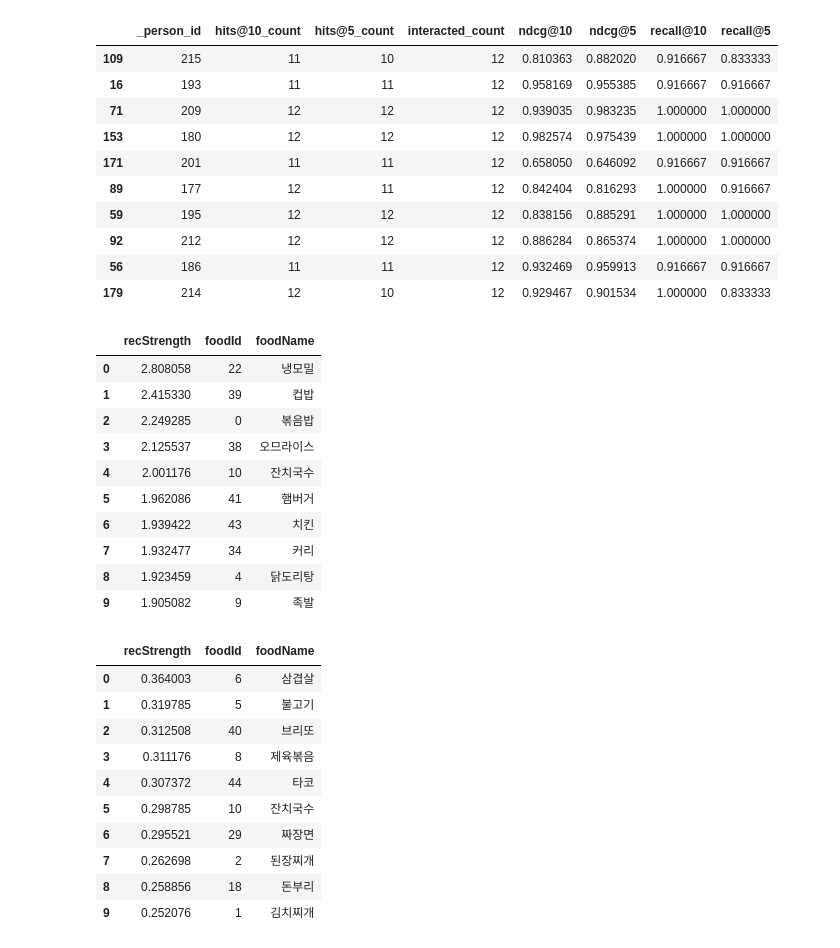
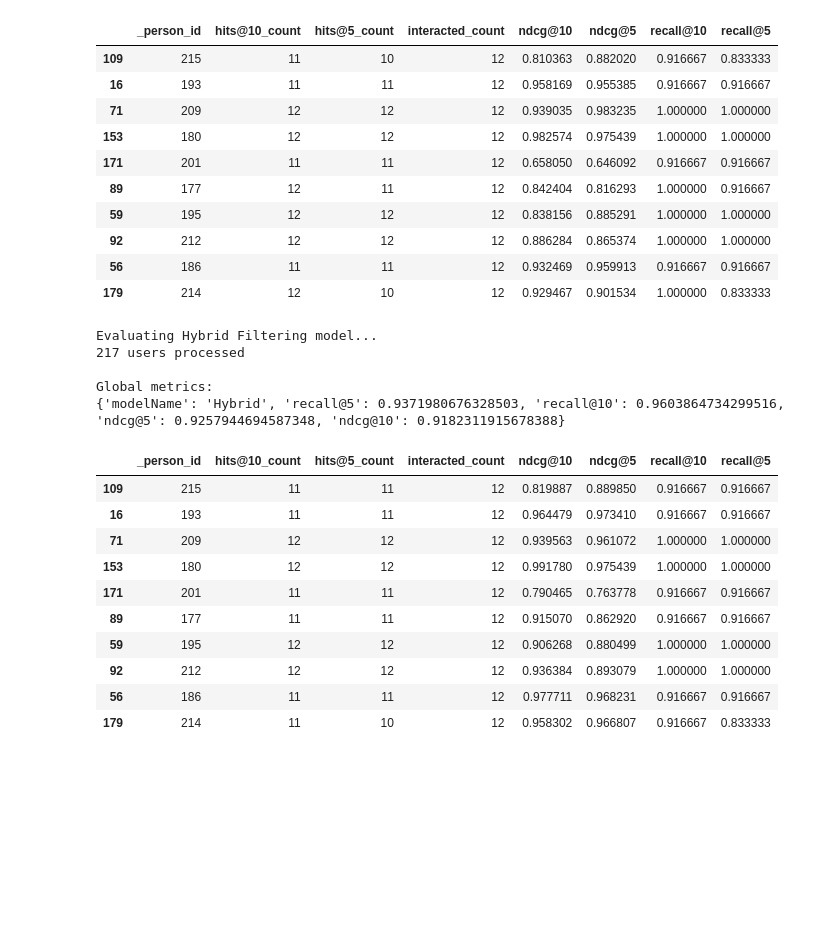
Before and after one commit to gun0317/GoEat, a Jupyter notebook: food_recommender2.ipynb, the cells around one changed output. Drawn from its saved outputs; the diff is of its cells as text; code cells hidden in the pictures; blank space fills up the shorter version.

```diff
--- a/food_recommender2.ipynb
+++ b/food_recommender2.ipynb
@@ -85,4 +78,5 @@ interactions_df.to_csv('data\\info\\interactions_df.csv',index=False)
 # %%
 cf_model = GoEat.CFRecommender(cf_preds_df, food_df)
 cb_model = GoEat.CBRecommender(food_df,user_profiles,tfidf_matrix)
+hybrid_model = GoEat.HybridRecommender(cb_model, cf_model, food_df)
 model_evaluator = GoEat.ModelEvaluator(interactions_full_df,interactions_train_df,interactions_test_df,food_df,17)
@@ -131,28 +164,22 @@ cb_model = GoEat.CBRecommender(food_df,user_profiles,tfidf_matrix)
-# %%
-cf_model.recommend_items(1,topn=10,verbose=True)
-# %% [output]
-|  | recStrength | foodId | foodName |
-| 0 | 2.808058 | 22 | 냉모밀 |
-| 1 | 2.415330 | 39 | 컵밥 |
-| 2 | 2.249285 | 0 | 볶음밥 |
-| 3 | 2.125537 | 38 | 오므라이스 |
-| 4 | 2.001176 | 10 | 잔치국수 |
-| 5 | 1.962086 | 41 | 햄버거 |
-| 6 | 1.939422 | 43 | 치킨 |
-| 7 | 1.932477 | 34 | 커리 |
-| 8 | 1.923459 | 4 | 닭도리탕 |
-| 9 | 1.905082 | 9 | 족발 |
-# %%
-cb_model.recommend_items(1,topn=10,verbose=True)
-# %% [output]
-|  | recStrength | foodId | foodName |
-| 0 | 0.364003 | 6 | 삼겹살 |
-| 1 | 0.319785 | 5 | 불고기 |
-| 2 | 0.312508 | 40 | 브리또 |
-| 3 | 0.311176 | 8 | 제육볶음 |
-| 4 | 0.307372 | 44 | 타코 |
-| 5 | 0.298785 | 10 | 잔치국수 |
-| 6 | 0.295521 | 29 | 짜장면 |
-| 7 | 0.262698 | 2 | 된장찌개 |
-| 8 | 0.258856 | 18 | 돈부리 |
-| 9 | 0.252076 | 1 | 김치찌개 |
+# %%
+print('Evaluating Hybrid Filtering model...')
+cf_global_metrics, cf_detailed_results_df = model_evaluator.evaluate_model(hybrid_model)
+print('\nGlobal metrics:\n%s' % cf_global_metrics)
+cf_detailed_results_df.head(10)
+# %% [output]
+Evaluating Hybrid Filtering model...
+217 users processed
+
+Global metrics:
+{'modelName': 'Hybrid', 'recall@5': 0.9371980676328503, 'recall@10': 0.9603864734299516, 'ndcg@5': 0.9257944694587348, 'ndcg@10': 0.9182311915678388}
+|  | _person_id | hits@10_count | hits@5_count | interacted_count | ndcg@10 | ndcg@5 | recall@10 | recall@5 |
+| 109 | 215 | 11 | 11 | 12 | 0.819887 | 0.889850 | 0.916667 | 0.916667 |
+| 16 | 193 | 11 | 11 | 12 | 0.964479 | 0.973410 | 0.916667 | 0.916667 |
+| 71 | 209 | 12 | 12 | 12 | 0.939563 | 0.961072 | 1.000000 | 1.000000 |
+| 153 | 180 | 12 | 12 | 12 | 0.991780 | 0.975439 | 1.000000 | 1.000000 |
+| 171 | 201 | 11 | 11 | 12 | 0.790465 | 0.763778 | 0.916667 | 0.916667 |
+| 89 | 177 | 11 | 11 | 12 | 0.915070 | 0.862920 | 0.916667 | 0.916667 |
+| 59 | 195 | 12 | 12 | 12 | 0.906268 | 0.880499 | 1.000000 | 1.000000 |
+| 92 | 212 | 12 | 12 | 12 | 0.936384 | 0.893079 | 1.000000 | 1.000000 |
+| 56 | 186 | 11 | 11 | 12 | 0.977711 | 0.968231 | 0.916667 | 0.916667 |
+| 179 | 214 | 11 | 10 | 12 | 0.958302 | 0.966807 | 0.916667 | 0.833333 |
```
Also changed, not shown: parts of 17 cells of this notebook, 1 other file.
